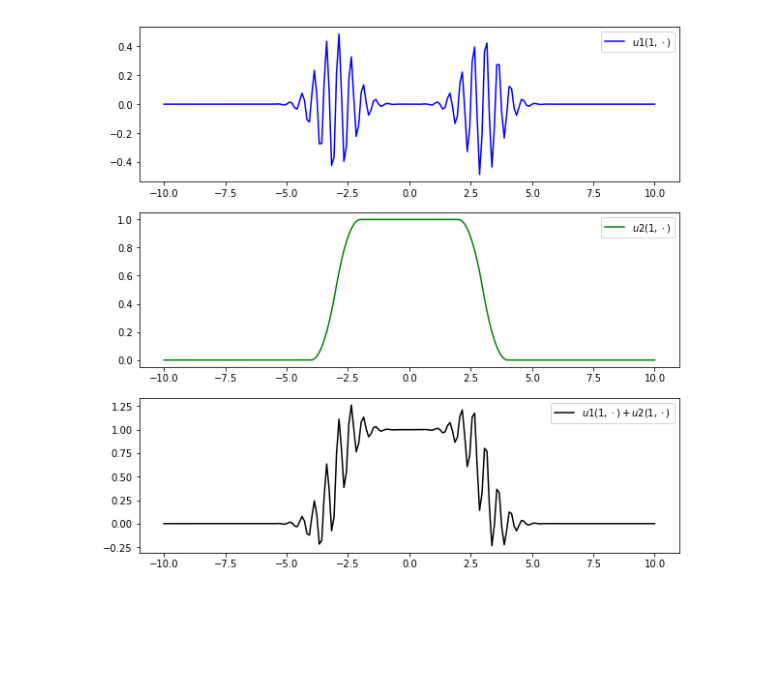
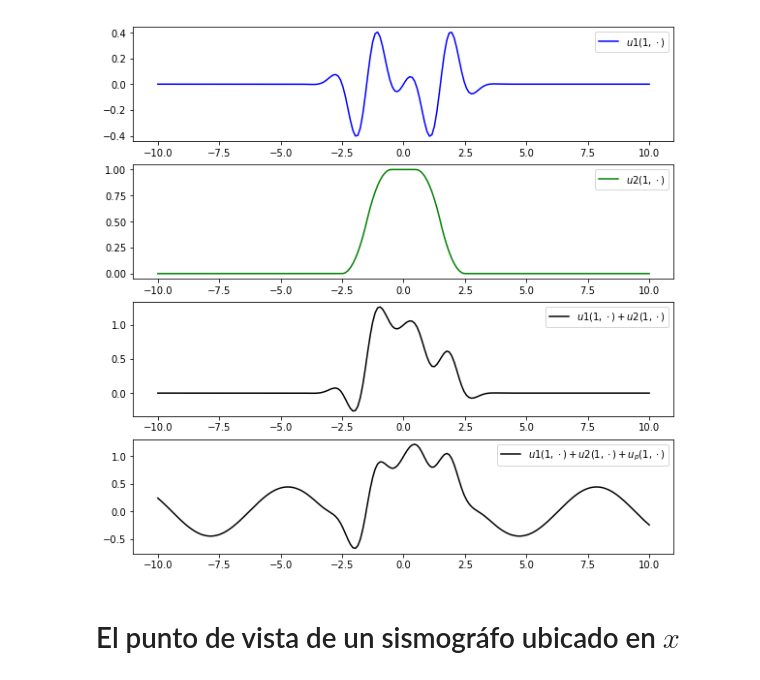
Before and after one commit to arangogithub/pylearn, a Jupyter notebook: onda_1d.ipynb, the cells around one changed output. Drawn from its saved outputs; the diff is of its cells as text; code cells hidden in the pictures; blank space fills up the shorter version.

```diff
--- a/onda_1d.ipynb
+++ b/onda_1d.ipynb
@@ -14,41 +15,55 @@ import numpy as np
 import matplotlib.pyplot as plt
 import scipy.integrate as integrate
 # %%
-c = 3
+c = 1
 # %%
-w = 4
+w = 1
 def f(x):
     return np.sin(w*np.pi*x)*np.exp(-x**2)
 
 def g(x):
     if np.abs(x) <= 1: return 1-np.abs(x)
     else: return 0
+
+def F(t,x):
+    return np.sin(w*t)*np.sin(x)
 # %%
 def u1(t,x):
     return (f(x-c*t)+f(x+c*t))/2
+
 def u2(t,x):
     return integrate.quad(g, x-c*t,x+c*t)[0]
 u2 = np.vectorize(u2)
+
+def up(t,x):
+    return (1/(2*c))*integrate.dblquad(F, 0,t, lambda s: x-c*(t-s), lambda s: x+c*(t-s))[0]
+up = np.vectorize(up)
 # %%
+t = 1.5
 xx = np.linspace(-10, 10, 200)
-yy0 = u1(1,xx)
-yy1 = u2(1,xx)
+yy0 = u1(t,xx)
+yy1 = u2(t,xx)
 yy2 = yy0 + yy1
+yyp = up(t,xx)
+yy3 = yyp+ yy2
 # %%
 fig = plt.figure(figsize = (10,10))
 ##################################
-ax0 = fig.add_subplot(311)
+ax0 = fig.add_subplot(411)
 ax0.plot(xx, yy0, 'b', label=r'$u1(1, \cdot)$')
 ax0.legend(loc='best')
 ###############################################
-ax1 = fig.add_subplot(312)
+ax1 = fig.add_subplot(412)
 ax1.plot(xx, yy1, 'g', label=r'$u2(1, \cdot)$')
 ax1.legend(loc='best')
 #########################################
-ax2 = fig.add_subplot(313)
+ax2= fig.add_subplot(413)
 ax2.plot(xx, yy2, 'k', label=r'$u1(1, \cdot)+u2(1, \cdot) $')
 ax2.legend(loc='best')
 #########################################
+ax3= fig.add_subplot(414)
+ax3.plot(xx, yy3, 'k', label=r'$u1(1, \cdot)+u2(1, \cdot) + u_p(1, \cdot)$')
+ax3.legend(loc='best')
 plt.show()
 # %% [output]
-[figure, old version]
+[figure, new version]
@@ -56,0 +70,2 @@ plt.figure?
+# %% [markdown]
+# El punto de vista de un sismográfo ubicado en $x$
```
Also changed, not shown: parts of 6 cells of this notebook.
